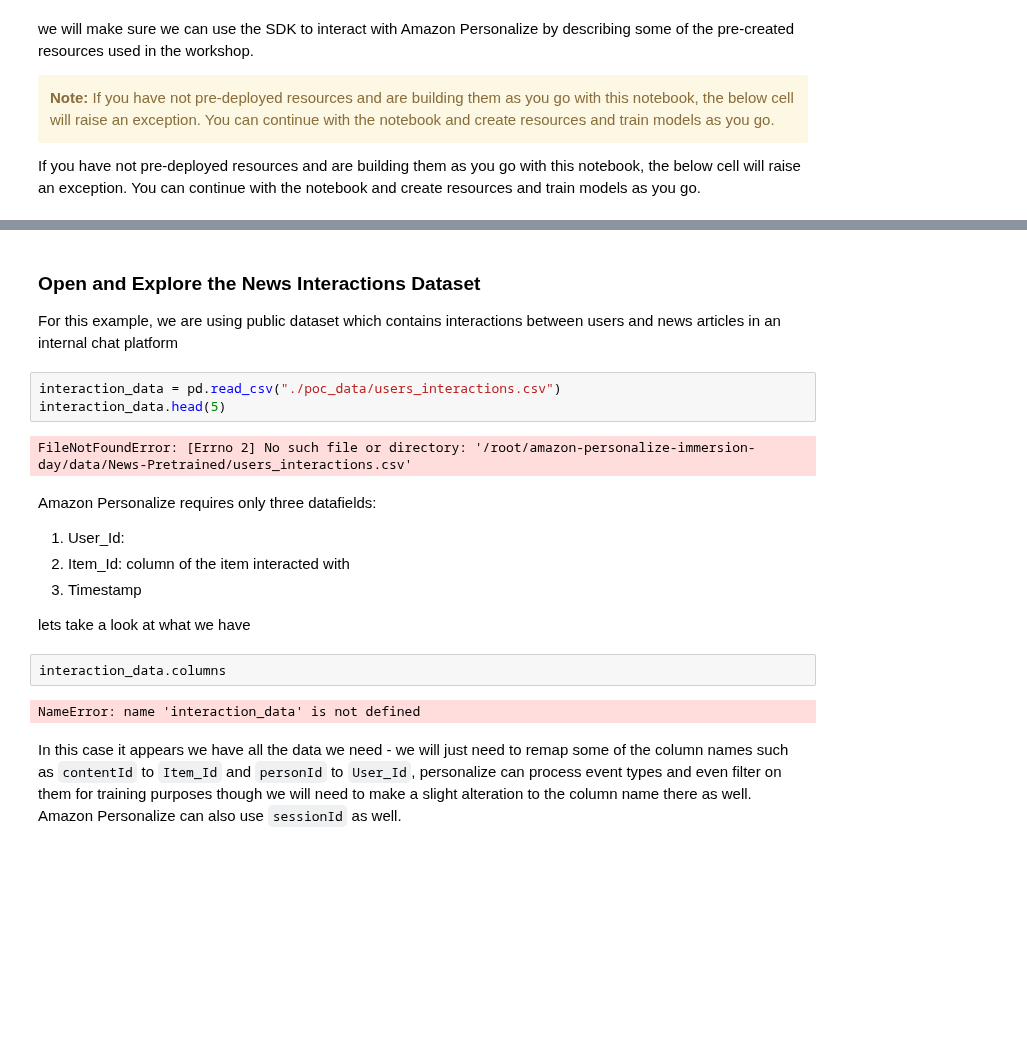
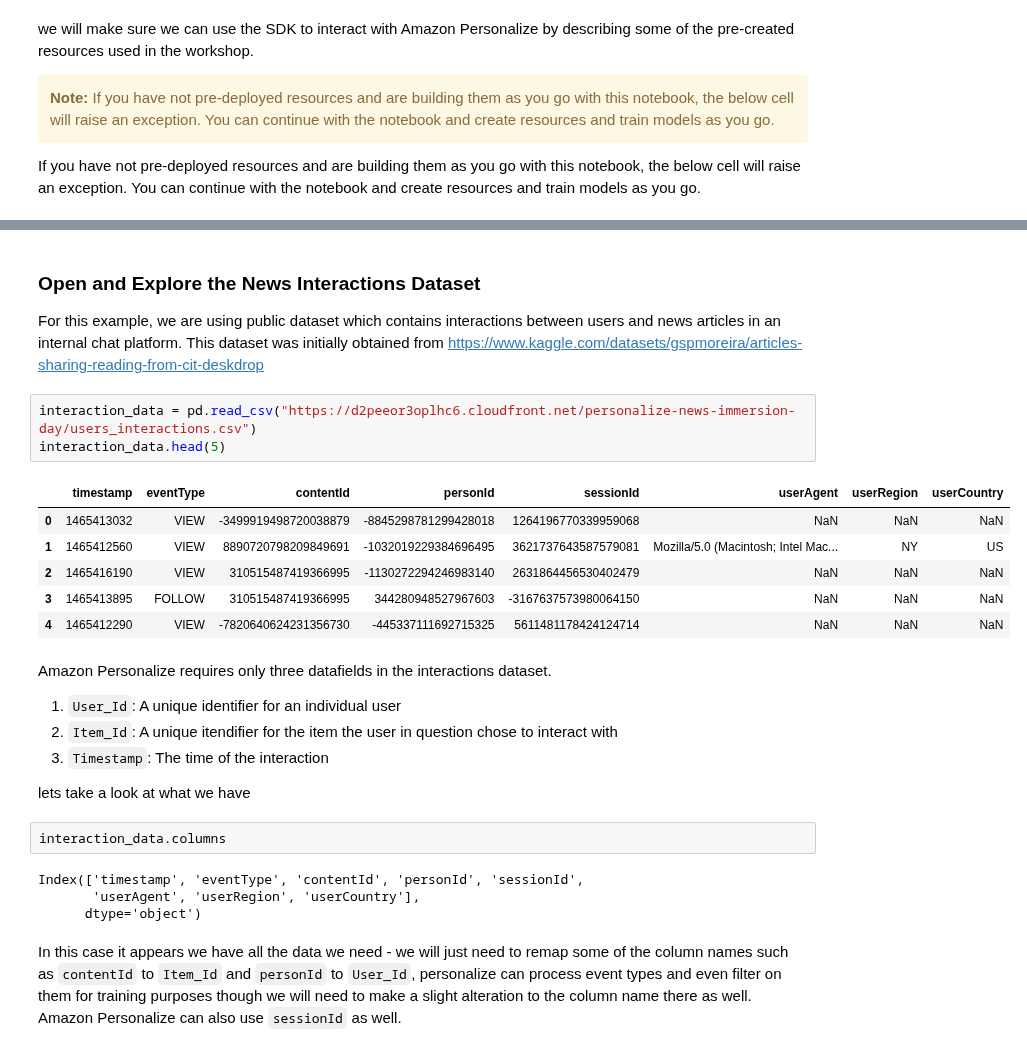
Before and after one commit to aws-samples/amazon-personalize-immersion-day, a Jupyter notebook: News/01_Data_Layer.ipynb, the cells around one changed output, grey strips where cells are left out. Drawn from its saved outputs; the diff is of its cells as text; blank space fills up the shorter version.

```diff
--- a/News/01_Data_Layer.ipynb
+++ b/News/01_Data_Layer.ipynb
@@ -228,24 +225,31 @@ The user data is what information you have about your users, it typically comes
 # %% [markdown]
 ### Open and Explore the News Interactions Dataset
 
-For this example, we are using public dataset which contains interactions between users and news articles in an internal chat platform
+For this example, we are using public dataset which contains interactions between users and news articles in an internal chat platform. This dataset was initially obtained from https://www.kaggle.com/datasets/gspmoreira/articles-sharing-reading-from-cit-deskdrop
 # %%
-interaction_data = pd.read_csv("./poc_data/users_interactions.csv")
+interaction_data = pd.read_csv("https://d2peeor3oplhc6.cloudfront.net/personalize-news-immersion-day/users_interactions.csv")
 interaction_data.head(5)
 # %% [output]
-FileNotFoundError: [Errno 2] No such file or directory: '/root/amazon-personalize-immersion-day/data/News-Pretrained/users_interactions.csv'
+|  | timestamp | eventType | contentId | personId | sessionId | userAgent | userRegion | userCountry |
+| 0 | 1465413032 | VIEW | -3499919498720038879 | -8845298781299428018 | 1264196770339959068 | NaN | NaN | NaN |
+| 1 | 1465412560 | VIEW | 8890720798209849691 | -1032019229384696495 | 3621737643587579081 | Mozilla/5.0 (Macintosh; Intel Mac... | NY | US |
+| 2 | 1465416190 | VIEW | 310515487419366995 | -1130272294246983140 | 2631864456530402479 | NaN | NaN | NaN |
+| 3 | 1465413895 | FOLLOW | 310515487419366995 | 344280948527967603 | -3167637573980064150 | NaN | NaN | NaN |
+| 4 | 1465412290 | VIEW | -7820640624231356730 | -445337111692715325 | 5611481178424124714 | NaN | NaN | NaN |
 # %% [markdown]
-Amazon Personalize requires only three datafields:
+Amazon Personalize requires only three datafields in the interactions dataset.
 
-1. User_Id:
-1. Item_Id: column of the item interacted with
-1. Timestamp
+1. `User_Id`: A unique identifier for an individual user
+1. `Item_Id`: A unique itendifier for the item the user in question chose to interact with
+1. `Timestamp`: The time of the interaction
 
 lets take a look at what we have
 # %%
 interaction_data.columns
 # %% [output]
-NameError: name 'interaction_data' is not defined
+Index(['timestamp', 'eventType', 'contentId', 'personId', 'sessionId',
+       'userAgent', 'userRegion', 'userCountry'],
+      dtype='object')
 # %% [markdown]
 In this case it appears we have all the data we need - we will just need to remap some of the column names such as `contentId` to `Item_Id` and `personId` to `User_Id`, personalize can process event types and even filter on them for training purposes though we will need to make a slight alteration to the column name there as well. Amazon Personalize can also use `sessionId` as well.
 # %%
```
Also changed, not shown: parts of 36 cells of this notebook, 8 other files.
